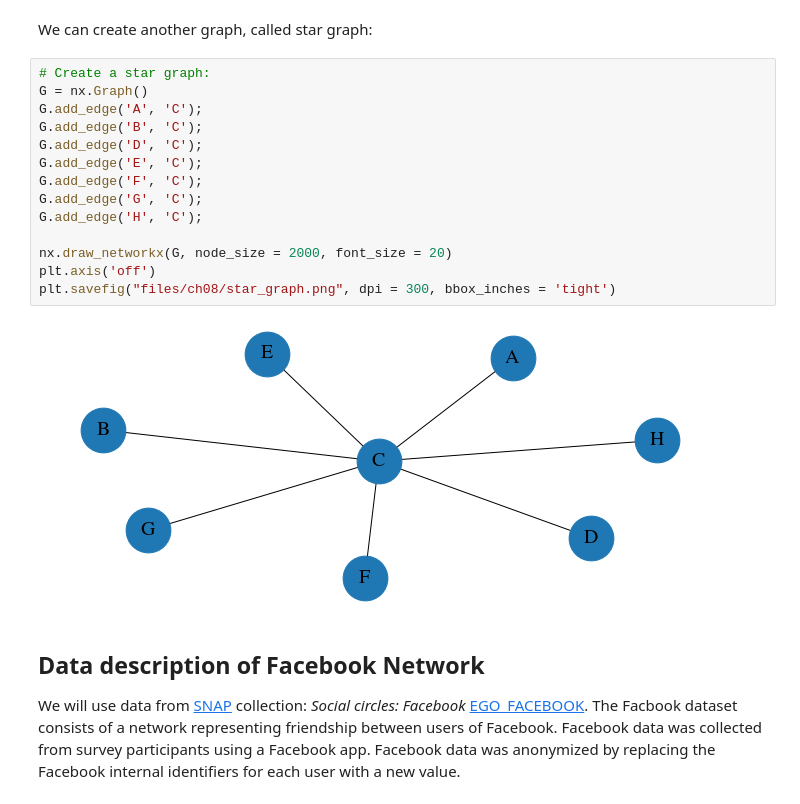
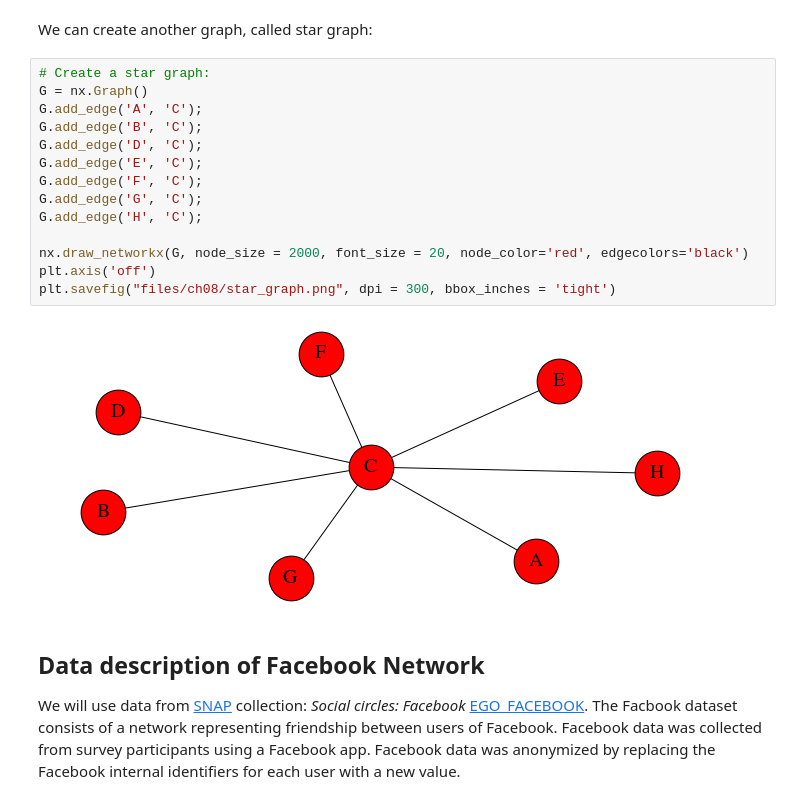
Before and after one commit to DataScienceUB/introduction-datascience-python-book, a Jupyter notebook: ch08_Network_Analysis.ipynb, the cells around one changed output. Drawn from its saved outputs; the diff is of its cells as text.

```diff
--- a/ch08_Network_Analysis.ipynb
+++ b/ch08_Network_Analysis.ipynb
@@ -63,19 +63,19 @@ We can create another graph, called star graph:
 # %%
 # Create a star graph:
 G = nx.Graph()
 G.add_edge('A', 'C');
 G.add_edge('B', 'C');
 G.add_edge('D', 'C');
 G.add_edge('E', 'C');
 G.add_edge('F', 'C');
 G.add_edge('G', 'C');
 G.add_edge('H', 'C');
 
-nx.draw_networkx(G, node_size = 2000, font_size = 20)
+nx.draw_networkx(G, node_size = 2000, font_size = 20, node_color='red', edgecolors='black')
 plt.axis('off')
 plt.savefig("files/ch08/star_graph.png", dpi = 300, bbox_inches = 'tight')
 # %% [output]
-[figure, old version]
+[figure, new version]
 # %% [markdown]
 ## Data description of Facebook Network
 
```
Also changed, not shown: parts of 15 cells of this notebook.
